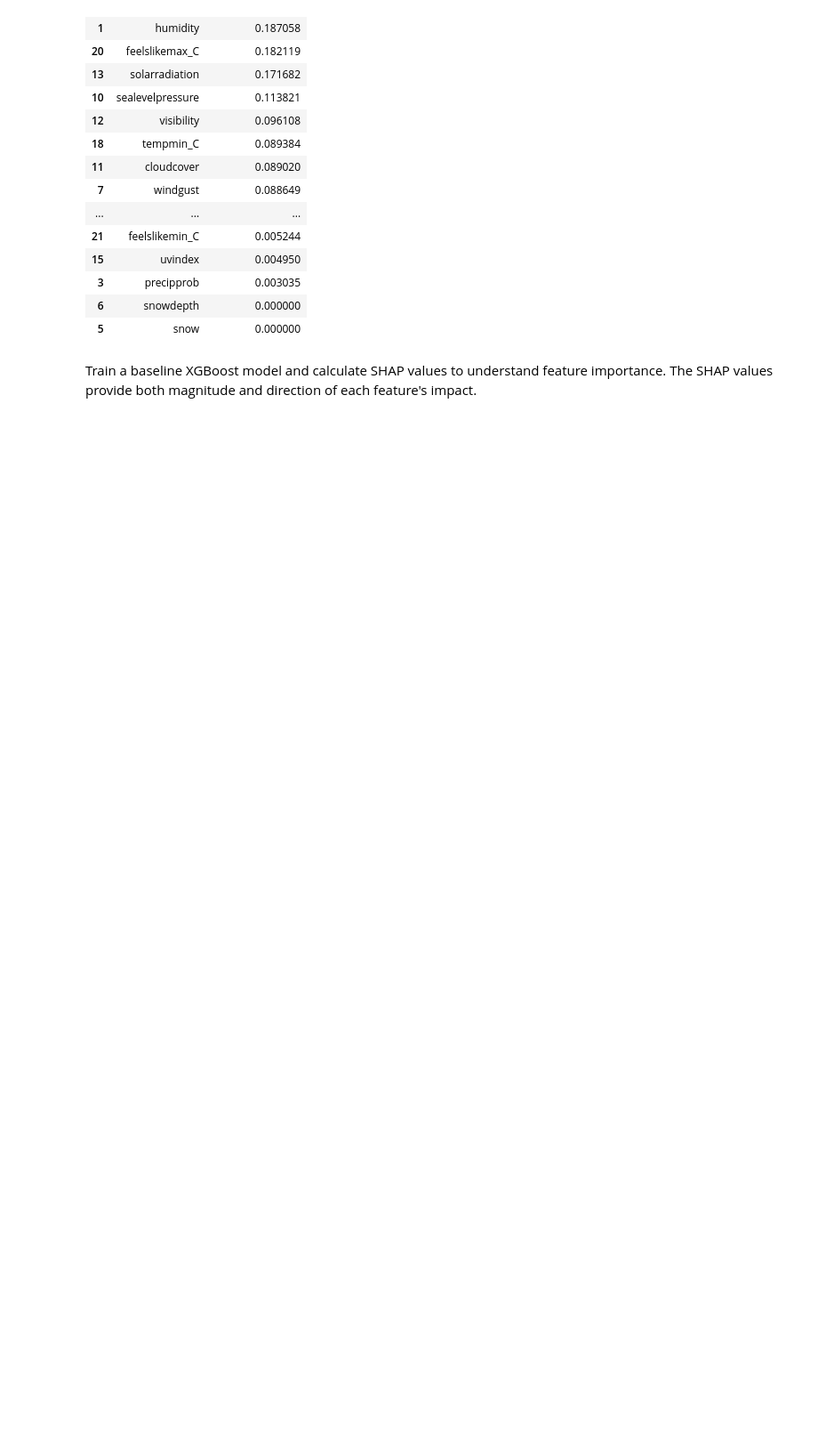
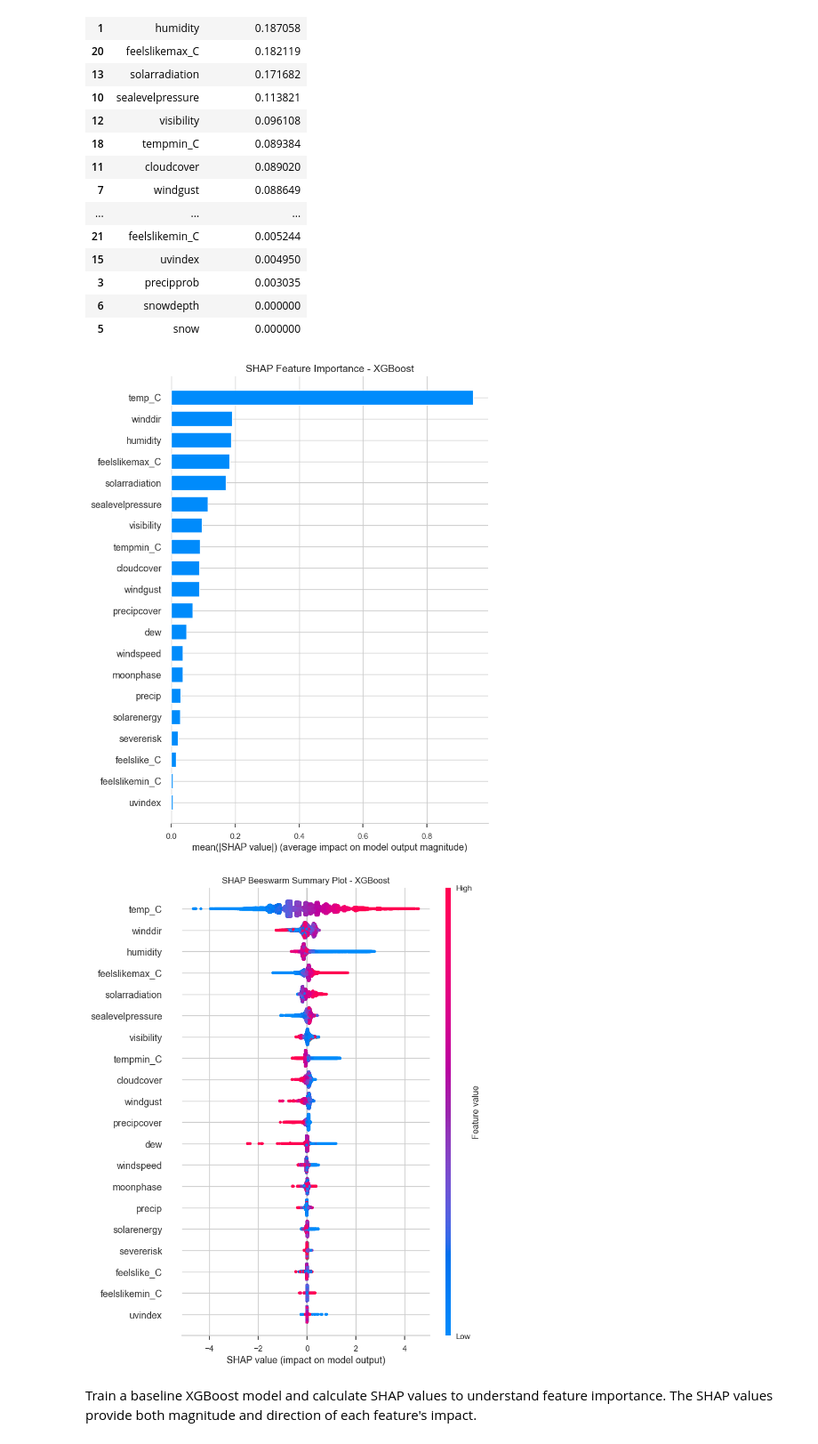
Before and after one commit to TQuang122/Daily_Maximum_Temperature_Forecasting_in_Southern_VietNam, a Jupyter notebook: notebooks/1_Preprocessing.ipynb, the cells around one changed output. Shown at 89% size. Drawn from its saved outputs; the diff is of its cells as text; code cells hidden in the pictures; blank space fills up the shorter version.

Commit message:
add shap plots

```diff
--- a/notebooks/1_Preprocessing.ipynb
+++ b/notebooks/1_Preprocessing.ipynb
@@ -257,6 +257,17 @@ Top 15 Features by SHAP Importance:
 | 3 | precipprob | 0.003035 |
 | 6 | snowdepth | 0.000000 |
 | 5 | snow | 0.000000 |
+# %%
+shap.summary_plot(shap_values, X_shap, plot_type='bar', show=False)
+plt.title(f'SHAP Feature Importance - XGBoost', fontsize=14)
+plt.show()
+
+shap.summary_plot(shap_values, X_shap, show=False)
+plt.title(f'SHAP Beeswarm Summary Plot - XGBoost')
+plt.show()
+# %% [output]
+[figure, added]
+[figure, added]
 # %% [markdown]
 Train a baseline XGBoost model and calculate SHAP values to understand feature importance. The SHAP values provide both magnitude and direction of each feature's impact.
 # %%
```
